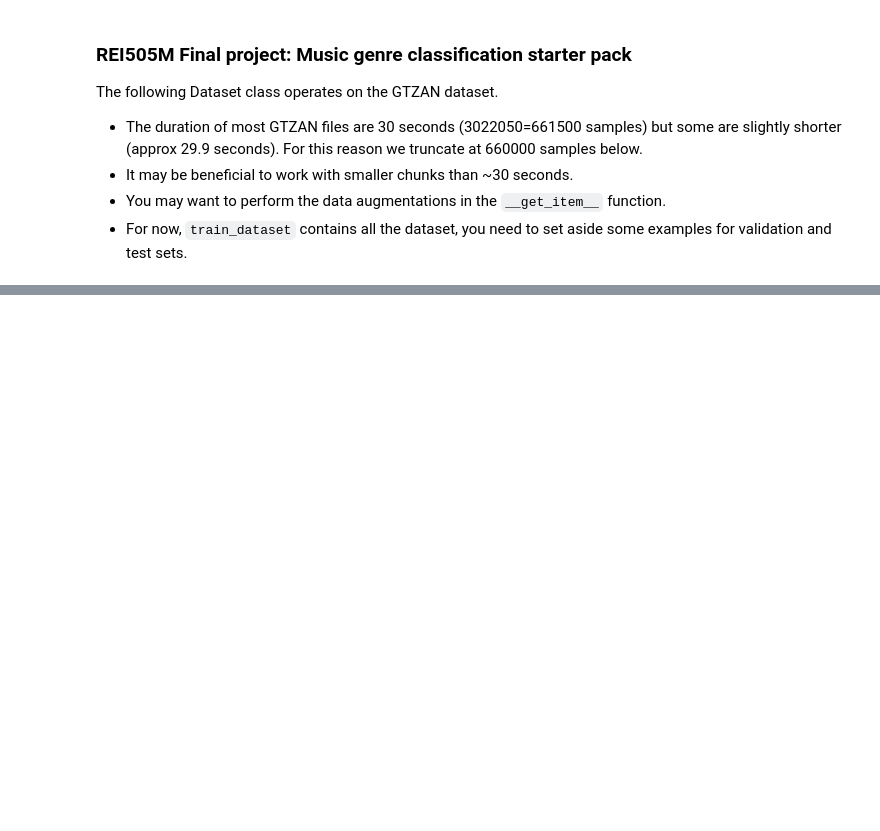
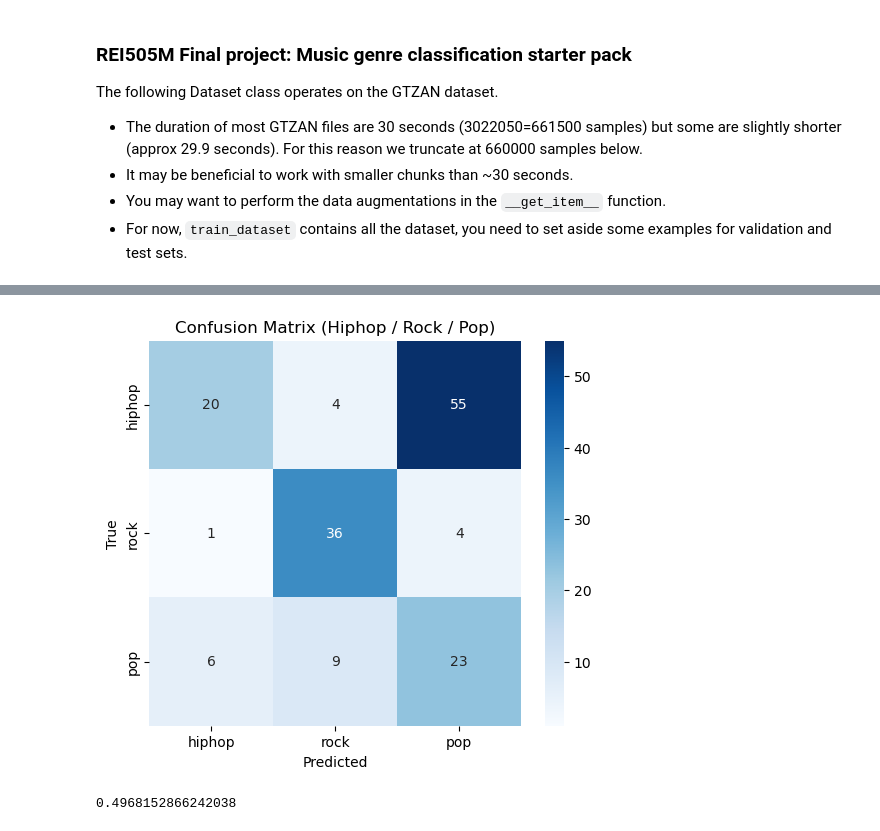
Before and after one commit to BeneUser/SpirousGenres, a Jupyter notebook: music_starter_pack.ipynb, the cells around one changed output, grey strips where cells are left out. Cells and saved outputs as stored; diff of their text form; code cells hidden in the pictures; blank space fills up the shorter version.

Commit message:
including FMA to evaluate on it

```diff
--- a/music_starter_pack.ipynb
+++ b/music_starter_pack.ipynb
@@ -24,6 +24,7 @@ print("Training on:", device)
 
 config = Config(#Path to folder with GTZAN files:
                 audio_dir_path='../music/',
+                fma_audio_dir_path='../fma_small/',
                 # music/
                 #  - rock/
                 #       rock.00099.wav
@@ -122,0 +205,66 @@ Utils.test(test_loader, model, lossfunc=crit, config=config)
+# %%
+from sklearn.metrics import confusion_matrix
+import seaborn as sns
+import matplotlib.pyplot as plt
+
+model.eval()
+
+all_preds = []
+all_targets = []
+
+with torch.no_grad():
+    for data, target in fma_loader:
+        data = data.to(config.device)
+        target = target.to(config.device)
+
+        logits = model(data)
+        preds = torch.argmax(logits, dim=1)
+
+        all_preds.extend(preds.cpu().numpy())
+        all_targets.extend(target.cpu().numpy())
+
+all_preds = np.array(all_preds)
+all_targets = np.array(all_targets)
+
+# Only keep hiphop(4), rock(9), pop(7)
+valid_classes = {4, 9, 7}
+
+mask = np.array([t in valid_classes for t in all_targets])
+
+filtered_targets = all_targets[mask]
+filtered_preds   = all_preds[mask]
+
+# Map 4→0 (hiphop), 9→1 (rock), 7→2 (pop)
+label_map = {4:0, 9:1, 7:2}
+inv_map   = {0:"hiphop", 1:"rock", 2:"pop"}
+
+y_true = np.array([label_map[x] for x in filtered_targets])
+
+# If the model predicts a genre outside 4/7/9, count it as "unknown"
+y_pred = np.array([label_map[p] if p in label_map else -1 for p in filtered_preds])
+
+# Remove -1 predictions before computing confusion matrix
+valid_pred_mask = y_pred != -1
+y_true = y_true[valid_pred_mask]
+y_pred = y_pred[valid_pred_mask]
+
+cm = confusion_matrix(y_true, y_pred)
+
+plt.figure(figsize=(6,5))
+sns.heatmap(cm, annot=True, fmt="d",
+            xticklabels=[inv_map[i] for i in range(3)],
+            yticklabels=[inv_map[i] for i in range(3)],
+            cmap="Blues")
+plt.xlabel("Predicted")
+plt.ylabel("True")
+plt.title("Confusion Matrix (Hiphop / Rock / Pop)")
+plt.show()
+# %% [output]
+[figure, added]
+# %%
+(20+35+23)/(20+35+23+4+55+1+4+6+9)
+# 150 in our three genres, the rest in others (150 )
+
+# evaluate the classifier as: choose the highest probability out of the genres M,R,P and do not allow to to choose from the other seven genres.
+# %% [output]
+0.4968152866242038
```
Also changed, not shown: parts of 6 cells of this notebook, 6 other files.
